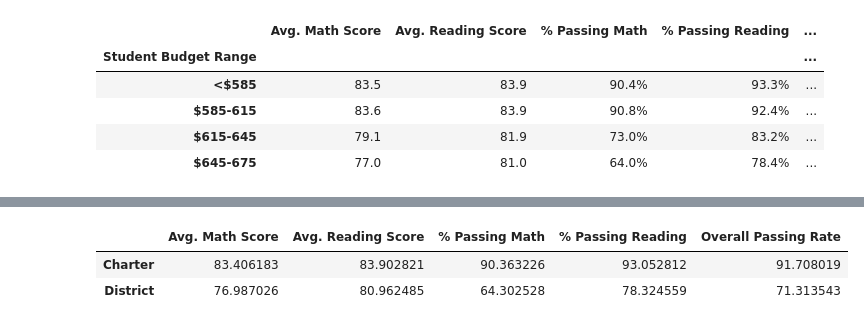
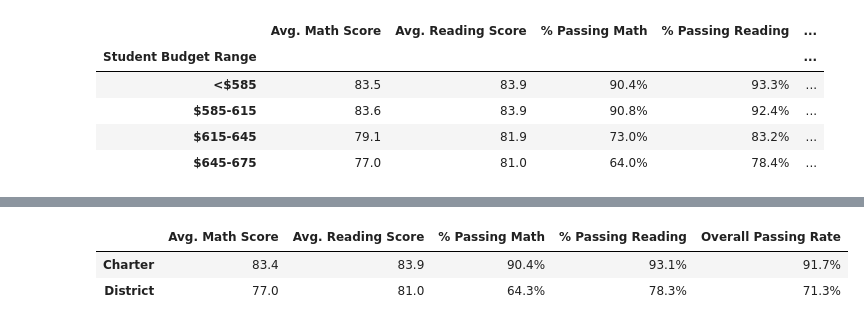
Before and after one commit to Prathamdoshi/School-District-Data-Analytics, a Jupyter notebook: School District Data Analysis.ipynb, the cells around one changed output, grey strips where cells are left out. Saved outputs shown, nothing was run; the diff lists cells and outputs as text; code cells hidden in the pictures.

```diff
--- a/School District Data Analysis.ipynb
+++ b/School District Data Analysis.ipynb
@@ -278,26 +278,26 @@ school_sizing
 # %%
 avg_math = district_df.groupby('type').mean()['math_score']
 avg_reading = district_df.groupby('type').mean()['reading_score']
 percent_passing_math = school_summary_df.groupby(["Type"]).mean()["% Passing Math"]
 percent_passing_reading = school_summary_df.groupby(["Type"]).mean()["% Passing Reading"]
 overall_passing_rate = (percent_passing_math + percent_passing_reading)/2
 
 school_type_df = pd.DataFrame({
     'Avg. Math Score': avg_math,
     'Avg. Reading Score': avg_reading,
     '% Passing Math' : percent_passing_math,
     '% Passing Reading': percent_passing_reading,
     'Overall Passing Rate': overall_passing_rate
 })
 
-school_type_df['Avg. Math Score'] = school_type_df['Avg. Math Score']
-school_type_df['Avg. Reading Score'] = school_type_df['Avg. Reading Score']
-school_type_df['% Passing Math'] = school_type_df[ '% Passing Math']
-school_type_df['% Passing Reading'] = school_type_df['% Passing Reading']
-school_type_df['Overall Passing Rate'] = school_type_df['Avg. Math Score']
+school_type_df['Avg. Math Score'] = school_type_df['Avg. Math Score'].map(" {:,.1f}".format)
+school_type_df['Avg. Reading Score'] = school_type_df['Avg. Reading Score'].map(" {:,.1f}".format)
+school_type_df['% Passing Math'] = school_type_df[ '% Passing Math'].map(" {:,.1f}%".format)
+school_type_df['% Passing Reading'] = school_type_df['% Passing Reading'].map(" {:,.1f}%".format)
+school_type_df['Overall Passing Rate'] = school_type_df['Overall Passing Rate'].map(" {:,.1f}%".format)
 
 school_type_df
 # %% [output]
 |  | Avg. Math Score | Avg. Reading Score | % Passing Math | % Passing Reading | Overall Passing Rate |
-| Charter | 83.406183 | 83.902821 | 90.363226 | 93.052812 | 91.708019 |
-| District | 76.987026 | 80.962485 | 64.302528 | 78.324559 | 71.313543 |
+| Charter | 83.4 | 83.9 | 90.4% | 93.1% | 91.7% |
+| District | 77.0 | 81.0 | 64.3% | 78.3% | 71.3% |
```
